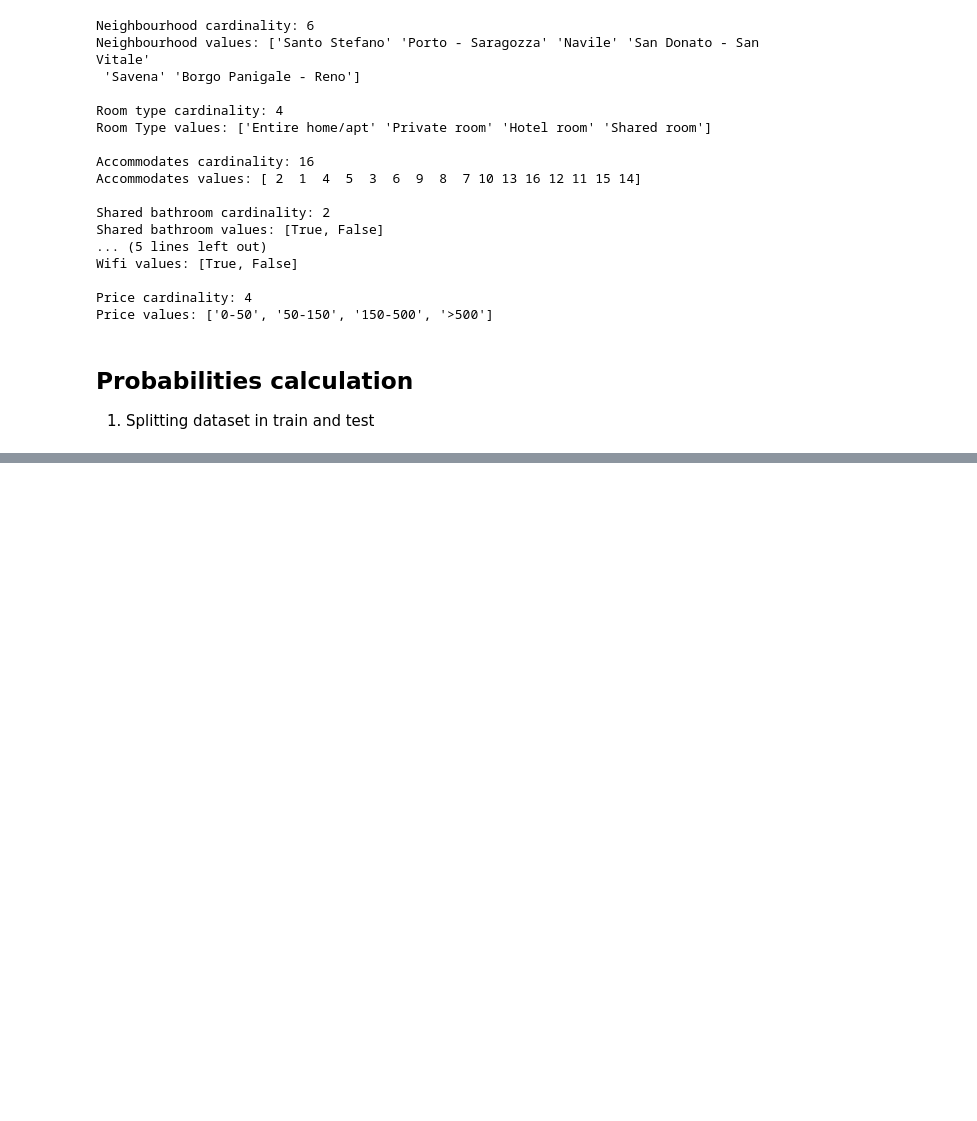
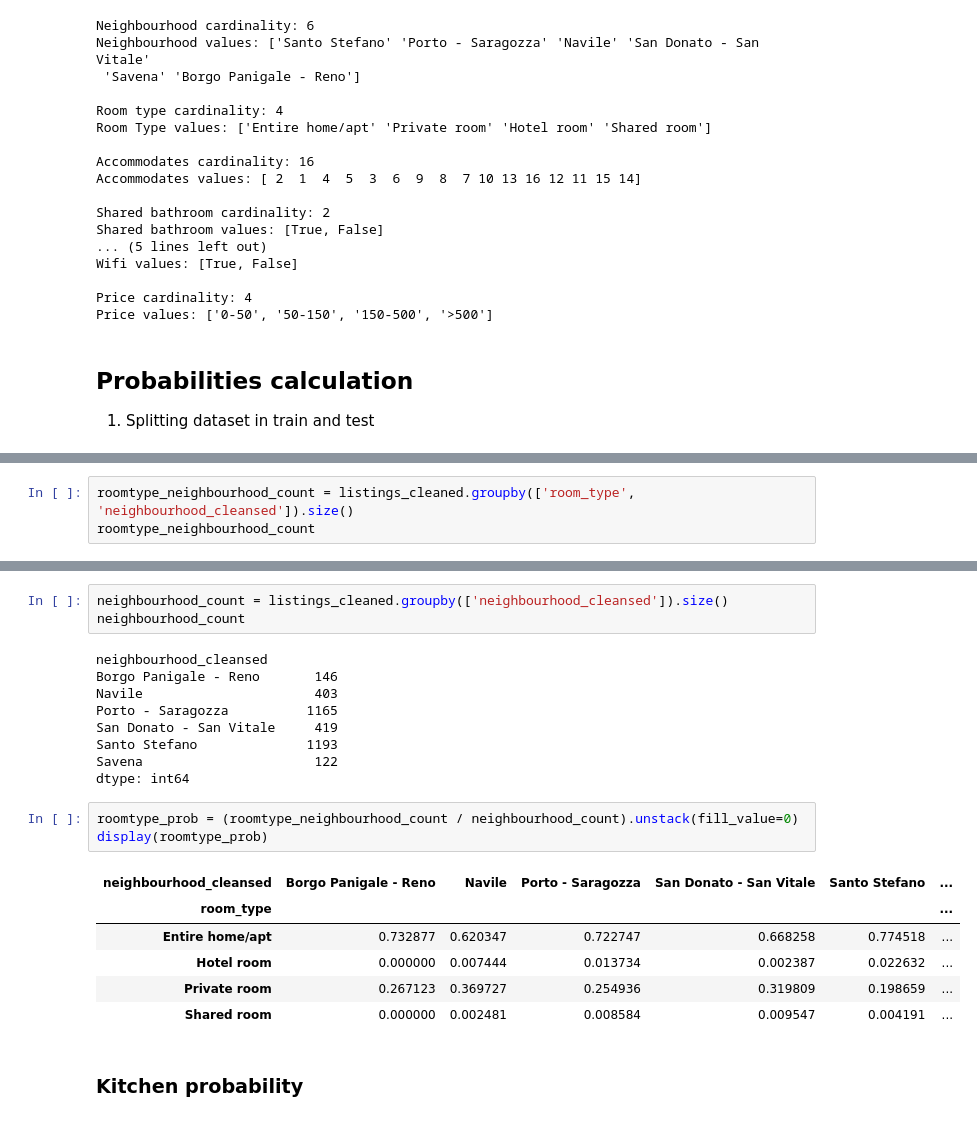
Before and after one commit to Chavelanda/Airbnb-Bayesian-Network, a Jupyter notebook: airbnb_network.ipynb, the cells around one changed output, grey strips where cells are left out. Cells and saved outputs as stored; diff of their text form; blank space fills up the shorter version.

```diff
--- a/airbnb_network.ipynb
+++ b/airbnb_network.ipynb
@@ -157,0 +196,3 @@ Price values: ['0-50', '50-150', '150-500', '>500']
+# %%
+roomtype_neighbourhood_count = listings_cleaned.groupby(['room_type', 'neighbourhood_cleansed']).size()
+roomtype_neighbourhood_count
@@ -157,0 +217,24 @@ Price values: ['0-50', '50-150', '150-500', '>500']
+# %%
+neighbourhood_count = listings_cleaned.groupby(['neighbourhood_cleansed']).size()
+neighbourhood_count
+# %% [output]
+neighbourhood_cleansed
+Borgo Panigale - Reno       146
+Navile                      403
+Porto - Saragozza          1165
+San Donato - San Vitale     419
+Santo Stefano              1193
+Savena                      122
+dtype: int64
+# %%
+roomtype_prob = (roomtype_neighbourhood_count / neighbourhood_count).unstack(fill_value=0)
+display(roomtype_prob)
+# %% [output]
+| neighbourhood_cleansed | Borgo Panigale - Reno | Navile | Porto - Saragozza | San Donato - San Vitale | Santo Stefano | ... |
+| room_type |  |  |  |  |  | ... |
+| Entire home/apt | 0.732877 | 0.620347 | 0.722747 | 0.668258 | 0.774518 | ... |
+| Hotel room | 0.000000 | 0.007444 | 0.013734 | 0.002387 | 0.022632 | ... |
+| Private room | 0.267123 | 0.369727 | 0.254936 | 0.319809 | 0.198659 | ... |
+| Shared room | 0.000000 | 0.002481 | 0.008584 | 0.009547 | 0.004191 | ... |
+# %% [markdown]
+### Kitchen probability
```
Also changed, not shown: parts of 31 cells of this notebook.
